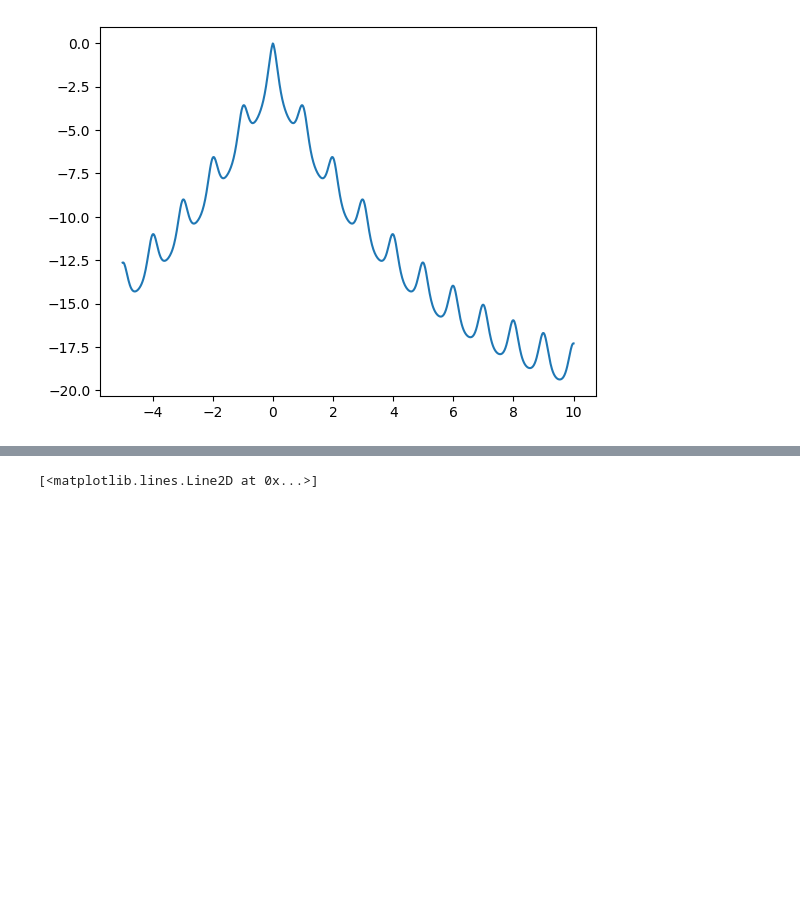
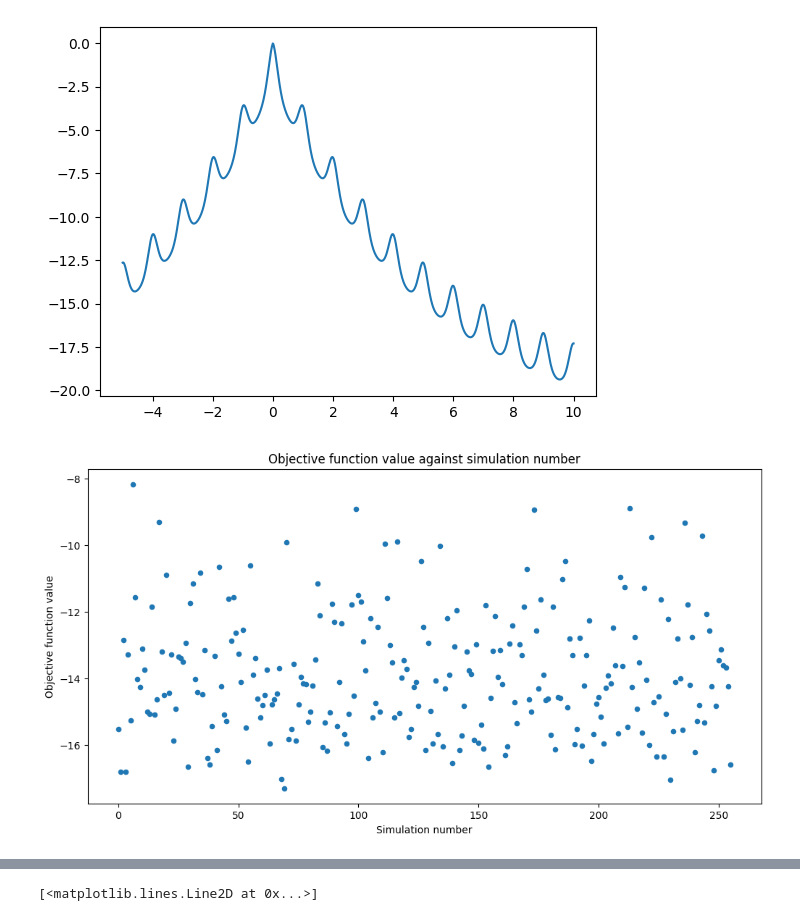
Before and after one commit to Jor-Lee/Bayesian, a Jupyter notebook: Benchmarking/Ackley/BOAckley.ipynb, the cells around one changed output, grey strips where cells are left out. Drawn from its saved outputs; the diff is of its cells as text; code cells hidden in the pictures; blank space fills up the shorter version.

```diff
--- a/Benchmarking/Ackley/BOAckley.ipynb
+++ b/Benchmarking/Ackley/BOAckley.ipynb
@@ -31,6 +31,9 @@ result = Ackley(candidate_x)
 plot = plt.plot(candidate_x, result)
 # %% [output]
 [figure]
+# %%
+def PriorMeanFunction(X):
+    return - np.ones(len(X)).reshape(len(X), 1)
 # %%
 def RunBenchmark(dimensions, length_scale, kappa, acquisition_samples, iterations, images=False):
     bounds = np.array([[-5, 10]] * dimensions)
@@ -69,32 +73,33 @@ def RunBenchmark(dimensions, length_scale, kappa, acquisition_samples, iteration
 # %%
-length_scale = 0.3
-kappa = 1
-acquisition_samples = 10000
+length_scales = np.array([[7], [7], [7], [7], [7], [7]])
+min_kappa = 0.1
+max_kappa = 100
 iterations = 100
-dimensions = 5
+dimensions = 6
+acquisition_samples = 6**dimensions
 batch_size = 32
+sub_batch_size = 4
 
 bounds = np.array([[-5, 10]] * dimensions)
 
-Kernel = BOPackage.RBF_Kernel
+PriorMean = PriorMeanFunction
+Kernel = BOPackage.RBF_Kernel_GPU
 AcquisitionFunction = BOPackage.UpperConfidenceBound
 
 random_seed = int(np.random.random() * 1000)
 
-bo1 = BOPackage.BO(KernelFunction=Kernel,
-                length_scale=length_scale,
-                bounds=bounds,
-                AcquisitionFunction=AcquisitionFunction,
-                acquisition_samples=acquisition_samples,
-                random_seed=random_seed)
+bo = BOPackage.BO(PriorMeanFunction=PriorMean,
+                  KernelFunction=Kernel,
+                  length_scale=length_scales,
+                  bounds=bounds,
+                  AcquisitionFunction=AcquisitionFunction,
+                  acquisition_samples=acquisition_samples,
+                  random_seed=random_seed)
 
-raw_X = bo1.GetRandomXBatch(256)
+raw_X = bo.GetRandomXBatch(256)
 raw_y = Ackley(raw_X)
-bo1.UpdateData(raw_X, raw_y)
+bo.UpdateData(raw_X, raw_y)
 
-for i in range(1):
-    raw_X = bo1.GetNextXBatch(batch_size, kappa=kappa)
-    raw_y = Ackley(np.array(raw_X))
-    bo1.UpdateData(raw_X, raw_y)
-
-BOPackage.PlotData(bo1, legend=False)
+BOPackage.PlotData(bo, legend=False)
+# %% [output]
+[figure, added]
```
Also changed, not shown: parts of 28 cells of this notebook, 6 other files.
